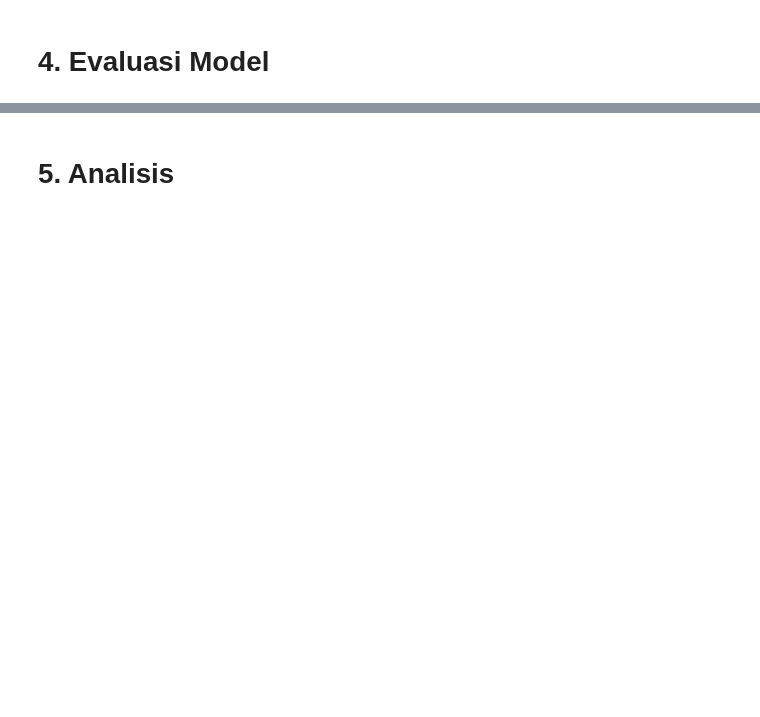
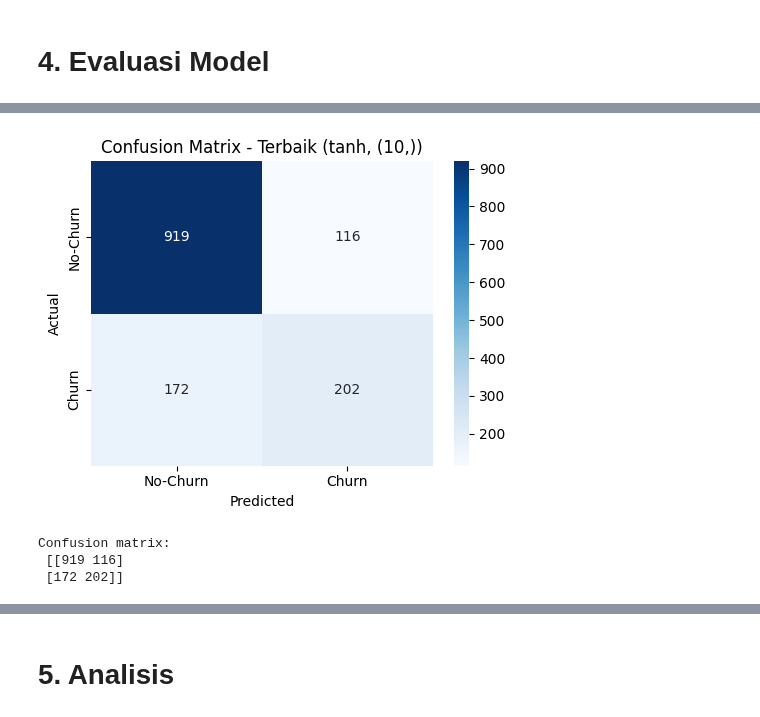
Before and after one commit to hilalbosss/Modul-Praktikum-ML-RKA, a Jupyter notebook: 4. SVM, ANN/ANN_NRP.ipynb, the cells around one changed output, grey strips where cells are left out. Saved outputs shown, nothing was run; the diff lists cells and outputs as text; code cells hidden in the pictures; blank space fills up the shorter version.

```diff
--- a/4. SVM, ANN/ANN_NRP.ipynb
+++ b/4. SVM, ANN/ANN_NRP.ipynb
@@ -106,0 +470,24 @@ Semakin besar/dalam arsitektur ANN (jumlah neuron dan hidden layer), semakin bes
+# %%
+# Tampilkan metrik evaluasi (Accuracy, Precision, Recall, F1-Score) untuk model dengan performa terbaik dari tiap eksperimen (3.2 dan 3.3).
+# Sajikan dalam satu tabel perbandingan agar mudah dibandingkan.
+best_arch_label = results_arch.loc[results_arch["test_acc"].idxmax(), "arch"]
+model_best_act = models_act[best_act]
+model_best_arch = models_arch[best_arch_label]
+
+def get_metrics(y_true, y_pred):
+    return {
+        "Accuracy": accuracy_score(y_true, y_pred),
+        "Precision": precision_score(y_true, y_pred),
+        "Recall": recall_score(y_true, y_pred),
+        "F1-Score": f1_score(y_true, y_pred),
+    }
+
+comparison = pd.DataFrame([
+    get_metrics(y_test, model_best_act.predict(X_test_scaled)),
+    get_metrics(y_test, model_best_arch.predict(X_test_scaled)),
+], index=[f"Best-activation ({best_act}, (10,))", f"Best-arch ({best_act}, {best_arch_label})"])
+display(comparison.round(4))
+
+print(f"Model terbaik aktivasi: {best_act} | arsitektur terbaik: {best_arch_label}")
+print("\nClassification report - model arsitektur terbaik:")
+print(classification_report(y_test, model_best_arch.predict(X_test_scaled), target_names=["No-Churn (0)", "Churn (1)"]))
@@ -106,0 +509,18 @@ Semakin besar/dalam arsitektur ANN (jumlah neuron dan hidden layer), semakin bes
+# %%
+# Tampilkan Confusion Matrix untuk model dengan performa terbaik dalam bentuk heatmap.
+y_pred_best = model_best_arch.predict(X_test_scaled)
+cm = confusion_matrix(y_test, y_pred_best)
+plt.figure(figsize=(5, 4))
+sns.heatmap(cm, annot=True, fmt="d", cmap="Blues",
+            xticklabels=["No-Churn", "Churn"], yticklabels=["No-Churn", "Churn"])
+plt.title(f"Confusion Matrix - Terbaik ({best_act}, {best_arch_label})")
+plt.xlabel("Predicted")
+plt.ylabel("Actual")
+plt.tight_layout()
+plt.show()
+print("Confusion matrix:\n", cm)
+# %% [output]
+[figure, added]
+Confusion matrix:
+ [[919 116]
+ [172 202]]
```
Also changed, not shown: parts of 34 cells of this notebook, 3 other files.
